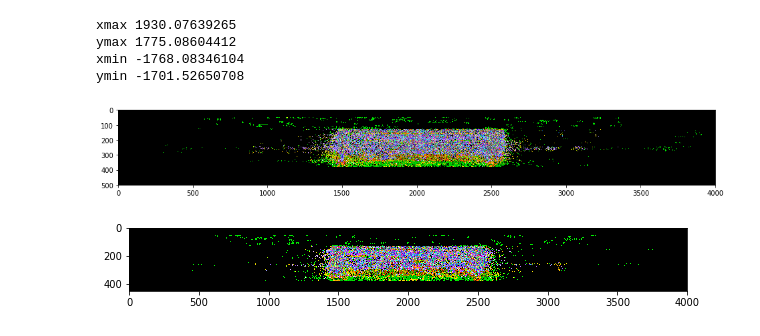
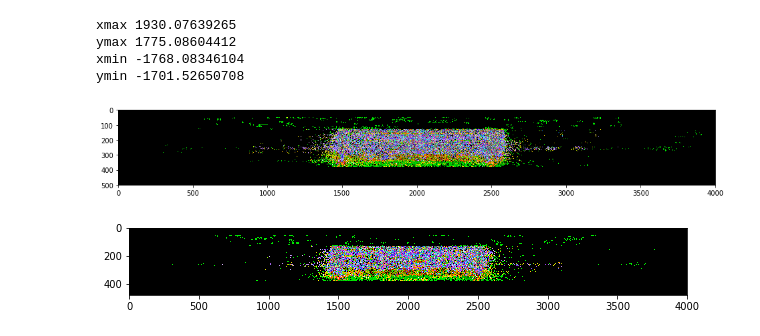
Before and after one commit to ongchinkiat/realsense-d435, a Jupyter notebook: d435-analysis-848.ipynb, the cells around one changed output. Drawn from its saved outputs; the diff is of its cells as text; code cells hidden in the pictures.

```diff
--- a/d435-analysis-848.ipynb
+++ b/d435-analysis-848.ipynb
@@ -303,17 +303,17 @@ ymin -1701.52650708
 # %%
 x_view_clip = np.zeros((720,4000,3), dtype=float)
 np.clip(x_view, 0, 255, out=x_view_clip)
 
 y_view_clip = np.zeros((720,4000,3), dtype=float)
 np.clip(y_view, 0, 255, out=y_view_clip)
 
 fig = plt.figure(figsize=(16, 16))
 plt.imshow(x_view[100:600,:,:])
 plt.show()
 
 fig = plt.figure(figsize=(10, 10))
-plt.imshow(y_view[100:550,:,:])
+plt.imshow(y_view[100:580,:,:])
 plt.show()
 # %% [output]
 [figure]
-[figure, old version]
+[figure, new version]
```
